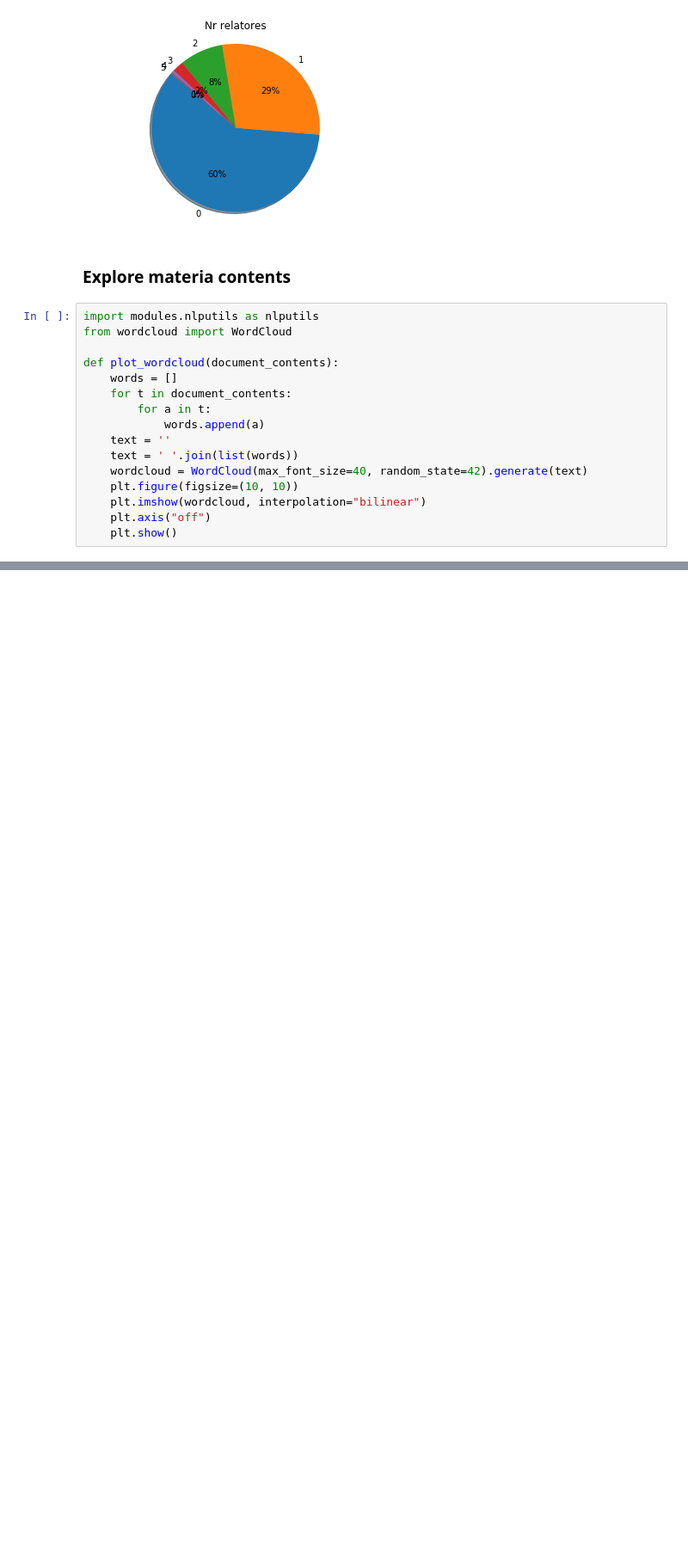
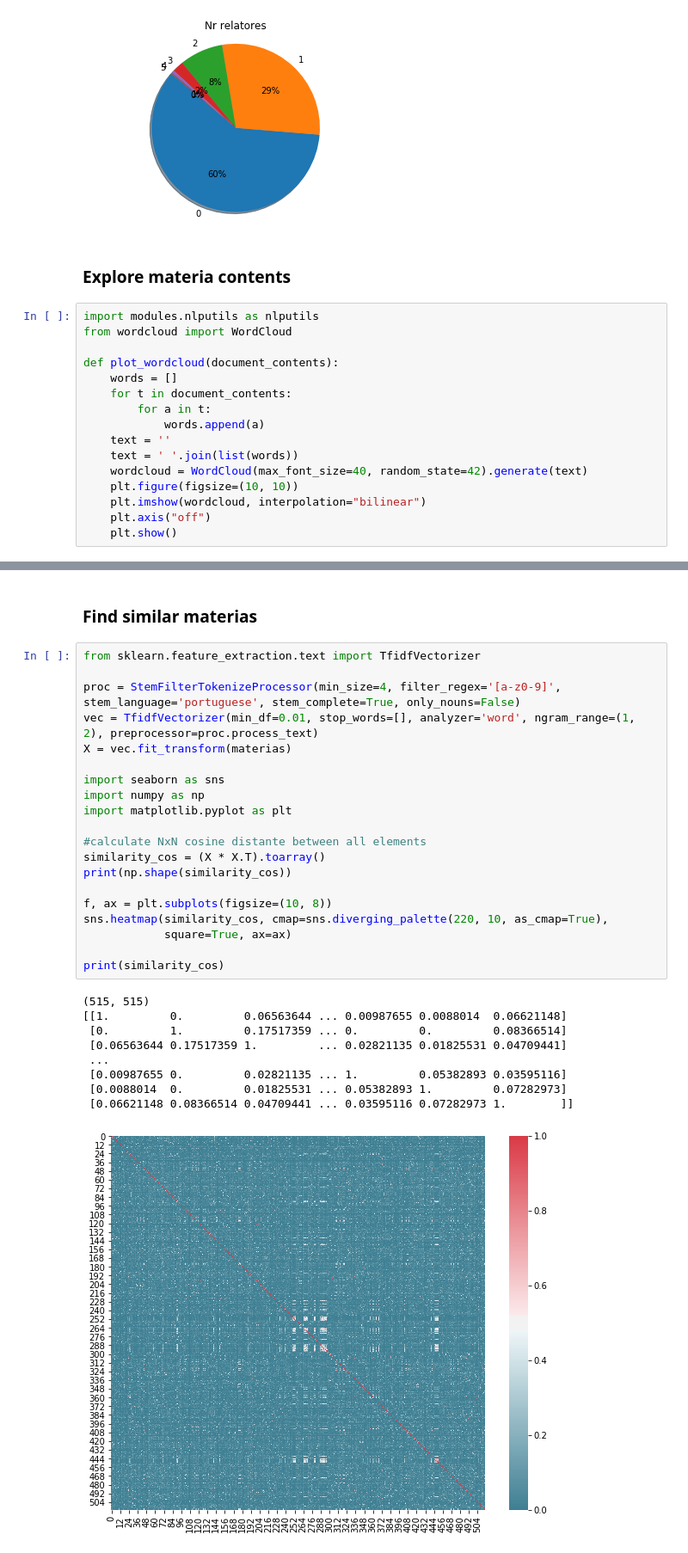
Before and after one commit to flaviostutz/senate-data, a Jupyter notebook: notebooks/16-explore-materias.ipynb, the cells around one changed output, grey strips where cells are left out. Shown at 86% size. Saved outputs shown, nothing was run; the diff lists cells and outputs as text; blank space fills up the shorter version.

```diff
--- a/notebooks/16-explore-materias.ipynb
+++ b/notebooks/16-explore-materias.ipynb
@@ -126,0 +132,32 @@ qtty=515
+# %% [markdown]
+### Find similar materias
+# %%
+from sklearn.feature_extraction.text import TfidfVectorizer
+
+proc = StemFilterTokenizeProcessor(min_size=4, filter_regex='[a-z0-9]', stem_language='portuguese', stem_complete=True, only_nouns=False)
+vec = TfidfVectorizer(min_df=0.01, stop_words=[], analyzer='word', ngram_range=(1, 2), preprocessor=proc.process_text)
+X = vec.fit_transform(materias)
+
+import seaborn as sns
+import numpy as np
+import matplotlib.pyplot as plt
+
+#calculate NxN cosine distante between all elements
+similarity_cos = (X * X.T).toarray()
+print(np.shape(similarity_cos))
+
+f, ax = plt.subplots(figsize=(10, 8))
+sns.heatmap(similarity_cos, cmap=sns.diverging_palette(220, 10, as_cmap=True),
+            square=True, ax=ax)
+
+print(similarity_cos)
+# %% [output]
+(515, 515)
+[[1.         0.         0.06563644 ... 0.00987655 0.0088014  0.06621148]
+ [0.         1.         0.17517359 ... 0.         0.         0.08366514]
+ [0.06563644 0.17517359 1.         ... 0.02821135 0.01825531 0.04709441]
+ ...
+ [0.00987655 0.         0.02821135 ... 1.         0.05382893 0.03595116]
+ [0.0088014  0.         0.01825531 ... 0.05382893 1.         0.07282973]
+ [0.06621148 0.08366514 0.04709441 ... 0.03595116 0.07282973 1.        ]]
+[figure, added]
```
Also changed, not shown: parts of 3 cells of this notebook.
